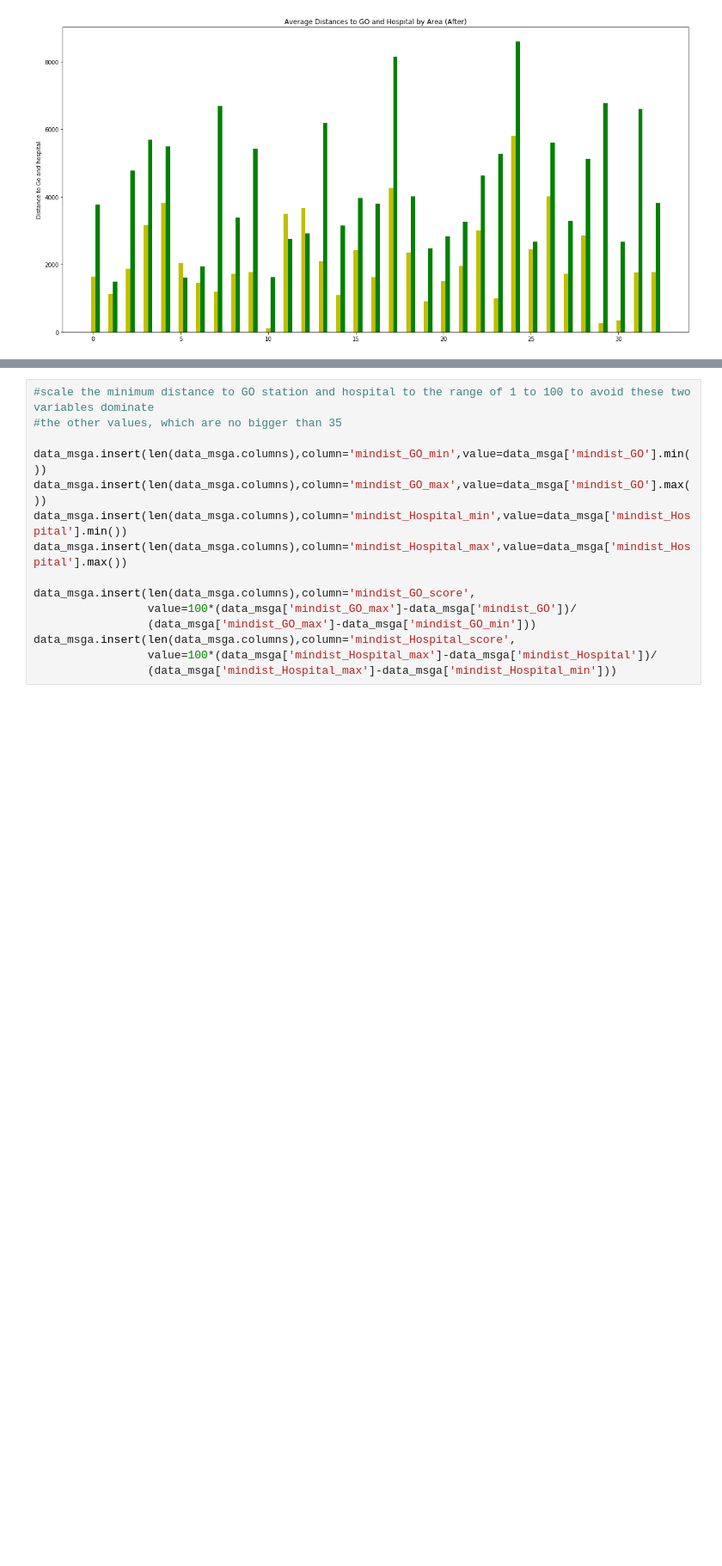
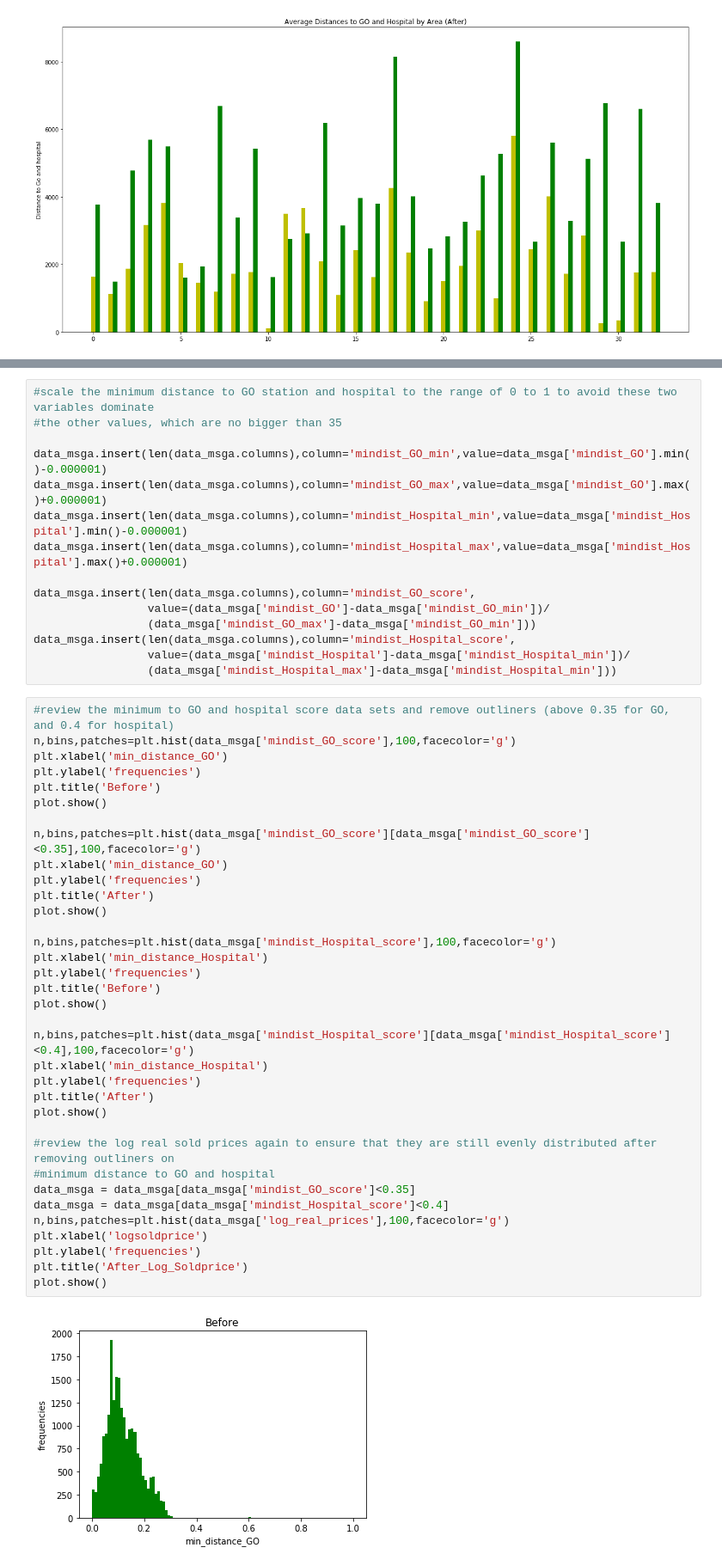
Before and after one commit to khaledalnajjar/SCS3250, a Jupyter notebook: groupprojectLatest_jzv2.ipynb, the cells around one changed output, grey strips where cells are left out. Shown at 86% size. Cells and saved outputs as stored; diff of their text form; blank space fills up the shorter version.

```diff
--- a/groupprojectLatest_jzv2.ipynb
+++ b/groupprojectLatest_jzv2.ipynb
@@ -170,15 +189,52 @@ plot.show()
 # %%
-#scale the minimum distance to GO station and hospital to the range of 1 to 100 to avoid these two variables dominate
+#scale the minimum distance to GO station and hospital to the range of 0 to 1 to avoid these two variables dominate
 #the other values, which are no bigger than 35
 
-data_msga.insert(len(data_msga.columns),column='mindist_GO_min',value=data_msga['mindist_GO'].min())
-data_msga.insert(len(data_msga.columns),column='mindist_GO_max',value=data_msga['mindist_GO'].max())
-data_msga.insert(len(data_msga.columns),column='mindist_Hospital_min',value=data_msga['mindist_Hospital'].min())
-data_msga.insert(len(data_msga.columns),column='mindist_Hospital_max',value=data_msga['mindist_Hospital'].max())
+data_msga.insert(len(data_msga.columns),column='mindist_GO_min',value=data_msga['mindist_GO'].min()-0.000001)
+data_msga.insert(len(data_msga.columns),column='mindist_GO_max',value=data_msga['mindist_GO'].max()+0.000001)
+data_msga.insert(len(data_msga.columns),column='mindist_Hospital_min',value=data_msga['mindist_Hospital'].min()-0.000001)
+data_msga.insert(len(data_msga.columns),column='mindist_Hospital_max',value=data_msga['mindist_Hospital'].max()+0.000001)
 
 data_msga.insert(len(data_msga.columns),column='mindist_GO_score',
-                 value=100*(data_msga['mindist_GO_max']-data_msga['mindist_GO'])/
+                 value=(data_msga['mindist_GO']-data_msga['mindist_GO_min'])/
                  (data_msga['mindist_GO_max']-data_msga['mindist_GO_min']))
 data_msga.insert(len(data_msga.columns),column='mindist_Hospital_score',
-                 value=100*(data_msga['mindist_Hospital_max']-data_msga['mindist_Hospital'])/
+                 value=(data_msga['mindist_Hospital']-data_msga['mindist_Hospital_min'])/
                  (data_msga['mindist_Hospital_max']-data_msga['mindist_Hospital_min']))
+# %%
+#review the minimum to GO and hospital score data sets and remove outliners (above 0.35 for GO, and 0.4 for hospital)
+n,bins,patches=plt.hist(data_msga['mindist_GO_score'],100,facecolor='g')
+plt.xlabel('min_distance_GO')
+plt.ylabel('frequencies')
+plt.title('Before')
+plot.show()
+
+n,bins,patches=plt.hist(data_msga['mindist_GO_score'][data_msga['mindist_GO_score']<0.35],100,facecolor='g')
+plt.xlabel('min_distance_GO')
+plt.ylabel('frequencies')
+plt.title('After')
+plot.show()
+
+n,bins,patches=plt.hist(data_msga['mindist_Hospital_score'],100,facecolor='g')
+plt.xlabel('min_distance_Hospital')
+plt.ylabel('frequencies')
+plt.title('Before')
+plot.show()
+
+n,bins,patches=plt.hist(data_msga['mindist_Hospital_score'][data_msga['mindist_Hospital_score']<0.4],100,facecolor='g')
+plt.xlabel('min_distance_Hospital')
+plt.ylabel('frequencies')
+plt.title('After')
+plot.show()
+
+#review the log real sold prices again to ensure that they are still evenly distributed after removing outliners on
+#minimum distance to GO and hospital
+data_msga = data_msga[data_msga['mindist_GO_score']<0.35]
+data_msga = data_msga[data_msga['mindist_Hospital_score']<0.4]
+n,bins,patches=plt.hist(data_msga['log_real_prices'],100,facecolor='g')
+plt.xlabel('logsoldprice')
+plt.ylabel('frequencies')
+plt.title('After_Log_Soldprice')
+plot.show()
+# %% [output]
+[figure, added]
```
Also changed, not shown: parts of 7 cells of this notebook, 1 other file.
